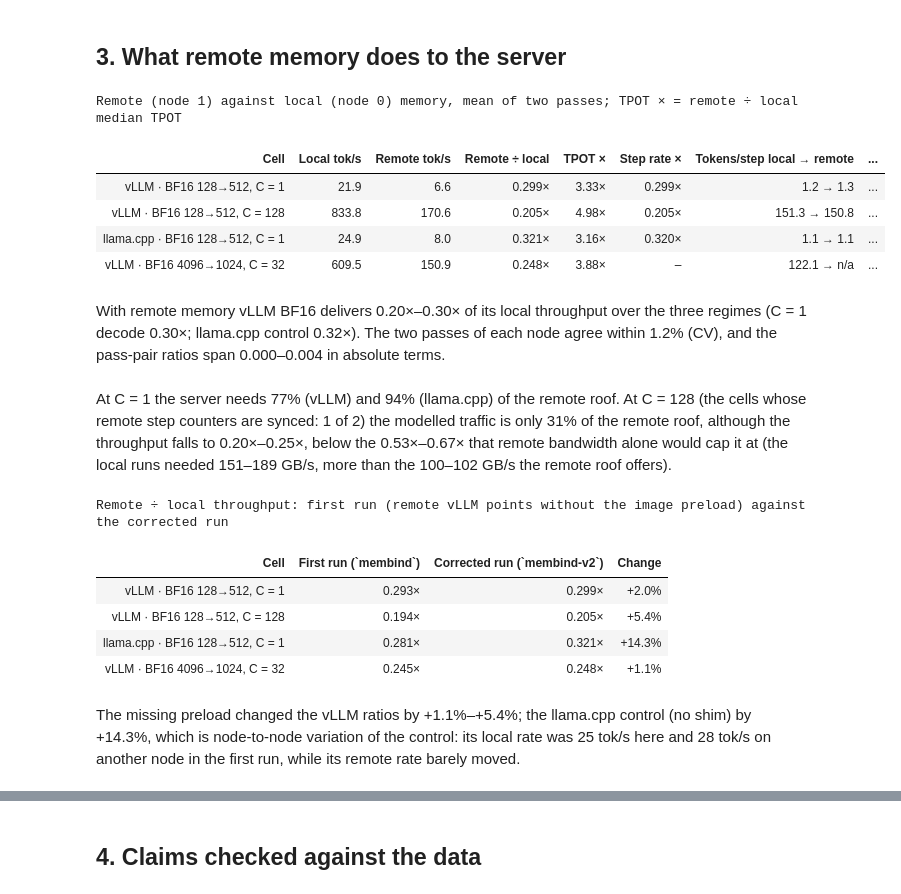
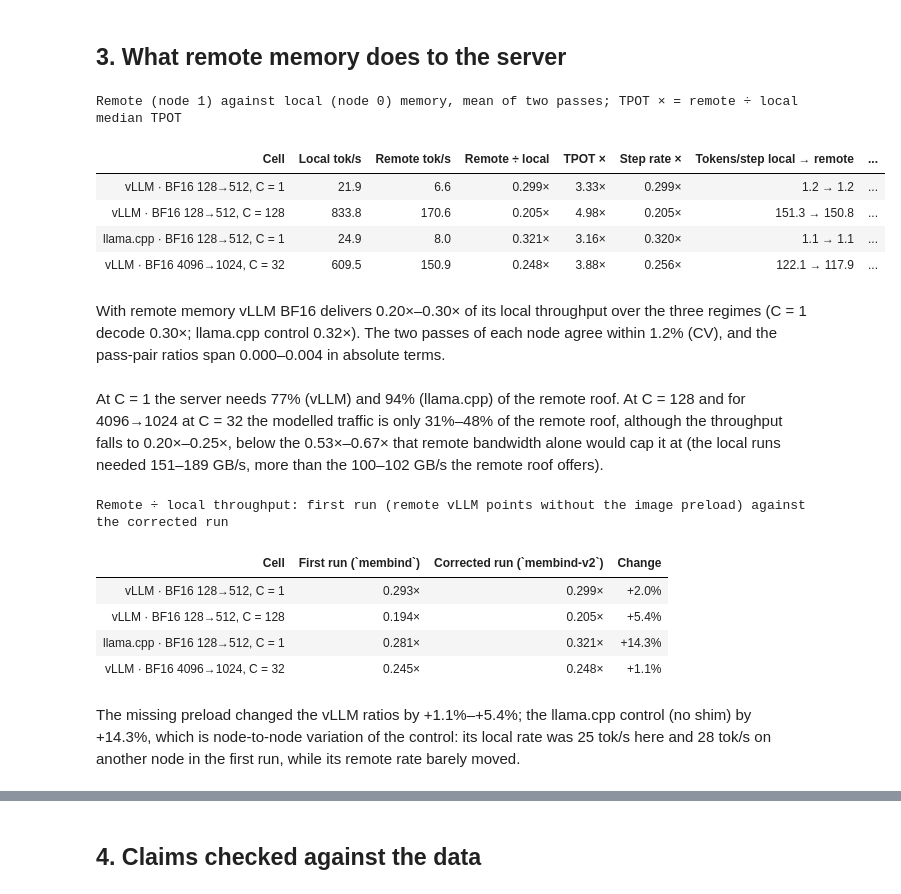
Before and after one commit to struggling-student/llm-backend-analysis, a Jupyter notebook: notebooks/backend_selection/11_memory_node_sensitivity.ipynb, the cells around one changed output, grey strips where cells are left out. Cells and saved outputs as stored; diff of their text form; code cells hidden in the pictures.

Commit message:
docs(membind): fill in the 4096->1024 modelled remote traffic now that the telemetry is synced (48% of the remote roof; C=128 31%)

```diff
--- a/notebooks/backend_selection/11_memory_node_sensitivity.ipynb
+++ b/notebooks/backend_selection/11_memory_node_sensitivity.ipynb
@@ -135,40 +135,40 @@ display(table(view, {"Local tok/s": "{:.1f}", "Remote tok/s": "{:.1f}", "Remote
               caption="Remote (node 1) against local (node 0) memory, mean of two passes; TPOT × = remote ÷ local median TPOT"))
 export_table(tab.drop(columns=["model"]), "membind_sensitivity")
 v = tab[tab["configuration_id"] == "vllm_bf16"]
 c = tab[tab["configuration_id"] == "llama_cpp_bf16"].iloc[0]
 v1 = v[v["concurrency"] == 1].iloc[0]
 hi = v[v["concurrency"] > 1]
 show(f"With remote memory vLLM BF16 delivers {rng(v['throughput_ratio'], x, nd=2)} of its local throughput over the three regimes "
      f"(C = 1 decode {x(v1['throughput_ratio'], 2)}; llama.cpp control {x(c['throughput_ratio'], 2)}). The two passes of each node agree within "
      f"{pct(max(tab['pass_cv_reference'].max(), tab['pass_cv_remote'].max()), 1, False)} (CV), and the pass-pair ratios span "
      f"{rng(tab['throughput_ratio_max'] - tab['throughput_ratio_min'], lambda d: f'{d:.3f}')} in absolute terms.")
 show(f"At C = 1 the server needs {pct(v1['implied_remote_roof_share'], 0, False)} (vLLM) and {pct(c['implied_remote_roof_share'], 0, False)} "
-     f"(llama.cpp) of the remote roof. At C = 128 (the cells whose remote step counters are synced: {int(hi['implied_remote_roof_share'].notna().sum())} of {len(hi)}) the modelled traffic is only "
+     f"(llama.cpp) of the remote roof. At C = 128 and for 4096→1024 at C = 32 the modelled traffic is only "
      f"{rng(hi['implied_remote_roof_share'].dropna(), lambda t: pct(t, 0, False))} of the remote roof, although the throughput falls to "
      f"{rng(hi['throughput_ratio'], x, nd=2)}, below the {rng(hi['bandwidth_only_ratio_bound'], x, nd=2)} that remote bandwidth alone would cap it at (the local runs needed "
      f"{rng(hi['reference_traffic_gbs'], num)} GB/s, more than the {rng(hi['remote_roof_gbs'], num)} GB/s the remote roof offers).")
 tab_v1 = membind.sensitivity_table(pts_v1, stream)
 cmp = tab[["configuration_id", "workload", "concurrency", "throughput_ratio"]].merge(
     tab_v1[["configuration_id", "workload", "concurrency", "throughput_ratio", "reference_tok_s"]],
     on=["configuration_id", "workload", "concurrency"], suffixes=("", "_first"))
 cmp["Cell"] = [f"{registry.configuration_label(r.configuration_id)} {registry.workload_label(r.workload, short=True)}, C = {r.concurrency}" for r in cmp.itertuples()]
 cmp["Change"] = cmp["throughput_ratio"] / cmp["throughput_ratio_first"] - 1
 tab = tab.merge(cmp[["configuration_id", "workload", "concurrency", "Change", "throughput_ratio_first"]], on=["configuration_id", "workload", "concurrency"])
 display(table(cmp[["Cell", "throughput_ratio_first", "throughput_ratio", "Change"]].rename(columns={"throughput_ratio_first": "First run (`membind`)", "throughput_ratio": "Corrected run (`membind-v2`)"}),
               {"First run (`membind`)": "{:.3f}×", "Corrected run (`membind-v2`)": "{:.3f}×", "Change": "{:+.1%}"},
               caption="Remote ÷ local throughput: first run (remote vLLM points without the image preload) against the corrected run"))
 show(f"The missing preload changed the vLLM ratios by {rng(cmp[cmp['configuration_id'] == 'vllm_bf16']['Change'], lambda t: pct(t, 1))}; the llama.cpp control (no shim) by "
      f"{pct(cmp[cmp['configuration_id'] == 'llama_cpp_bf16']['Change'].iloc[0], 1)}, which is node-to-node variation of the control: its local rate was "
      f"{num(c['reference_tok_s'])} tok/s here and {num(cmp[cmp['configuration_id'] == 'llama_cpp_bf16']['reference_tok_s'].iloc[0])} tok/s on another node in the first run, while its remote rate barely moved.")
 # %% [output]
 Remote (node 1) against local (node 0) memory, mean of two passes; TPOT × = remote ÷ local median TPOT
 | Cell | Local tok/s | Remote tok/s | Remote ÷ local | TPOT × | Step rate × | Tokens/step local → remote | ... |
-| vLLM · BF16 128→512, C = 1 | 21.9 | 6.6 | 0.299× | 3.33× | 0.299× | 1.2 → 1.3 | ... |
+| vLLM · BF16 128→512, C = 1 | 21.9 | 6.6 | 0.299× | 3.33× | 0.299× | 1.2 → 1.2 | ... |
 | vLLM · BF16 128→512, C = 128 | 833.8 | 170.6 | 0.205× | 4.98× | 0.205× | 151.3 → 150.8 | ... |
 | llama.cpp · BF16 128→512, C = 1 | 24.9 | 8.0 | 0.321× | 3.16× | 0.320× | 1.1 → 1.1 | ... |
-| vLLM · BF16 4096→1024, C = 32 | 609.5 | 150.9 | 0.248× | 3.88× | – | 122.1 → n/a | ... |
+| vLLM · BF16 4096→1024, C = 32 | 609.5 | 150.9 | 0.248× | 3.88× | 0.256× | 122.1 → 117.9 | ... |
 With remote memory vLLM BF16 delivers 0.20×–0.30× of its local throughput over the three regimes (C = 1 decode 0.30×; llama.cpp control 0.32×). The two passes of each node agree within 1.2% (CV), and the pass-pair ratios span 0.000–0.004 in absolute terms.
-At C = 1 the server needs 77% (vLLM) and 94% (llama.cpp) of the remote roof. At C = 128 (the cells whose remote step counters are synced: 1 of 2) the modelled traffic is only 31% of the remote roof, although the throughput falls to 0.20×–0.25×, below the 0.53×–0.67× that remote bandwidth alone would cap it at (the local runs needed 151–189 GB/s, more than the 100–102 GB/s the remote roof offers).
+At C = 1 the server needs 77% (vLLM) and 94% (llama.cpp) of the remote roof. At C = 128 and for 4096→1024 at C = 32 the modelled traffic is only 31%–48% of the remote roof, although the throughput falls to 0.20×–0.25×, below the 0.53×–0.67× that remote bandwidth alone would cap it at (the local runs needed 151–189 GB/s, more than the 100–102 GB/s the remote roof offers).
 Remote ÷ local throughput: first run (remote vLLM points without the image preload) against the corrected run
 | Cell | First run (`membind`) | Corrected run (`membind-v2`) | Change |
 | vLLM · BF16 128→512, C = 1 | 0.293× | 0.299× | +2.0% |
```
Also changed, not shown: parts of 4 cells of this notebook, 6 other files.
